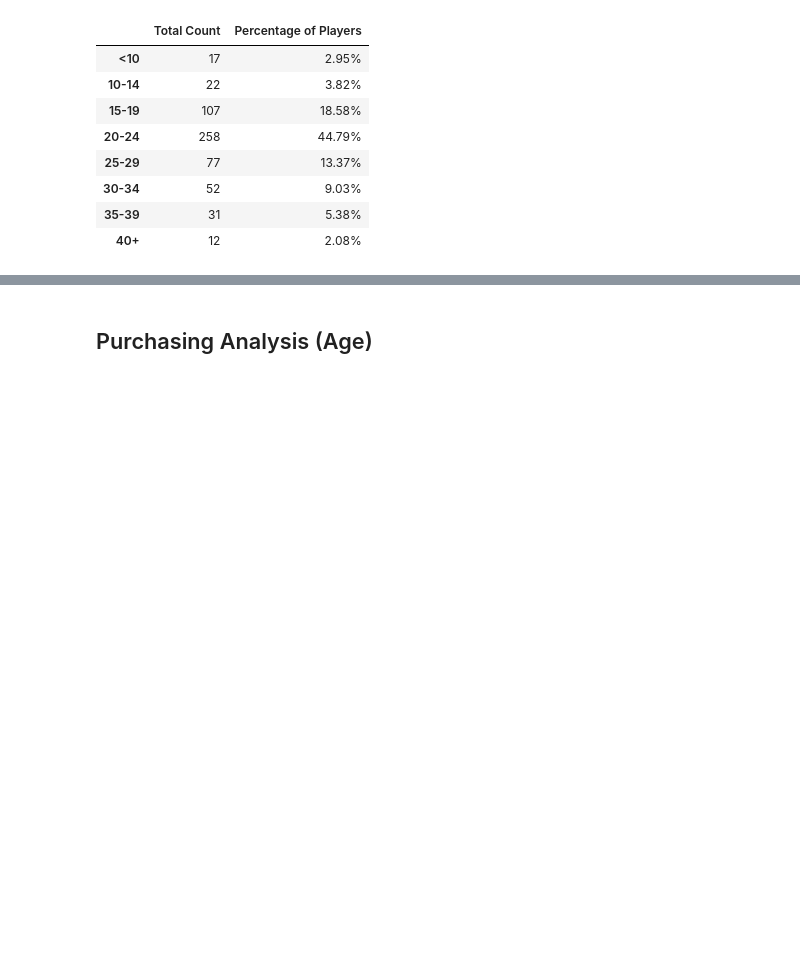
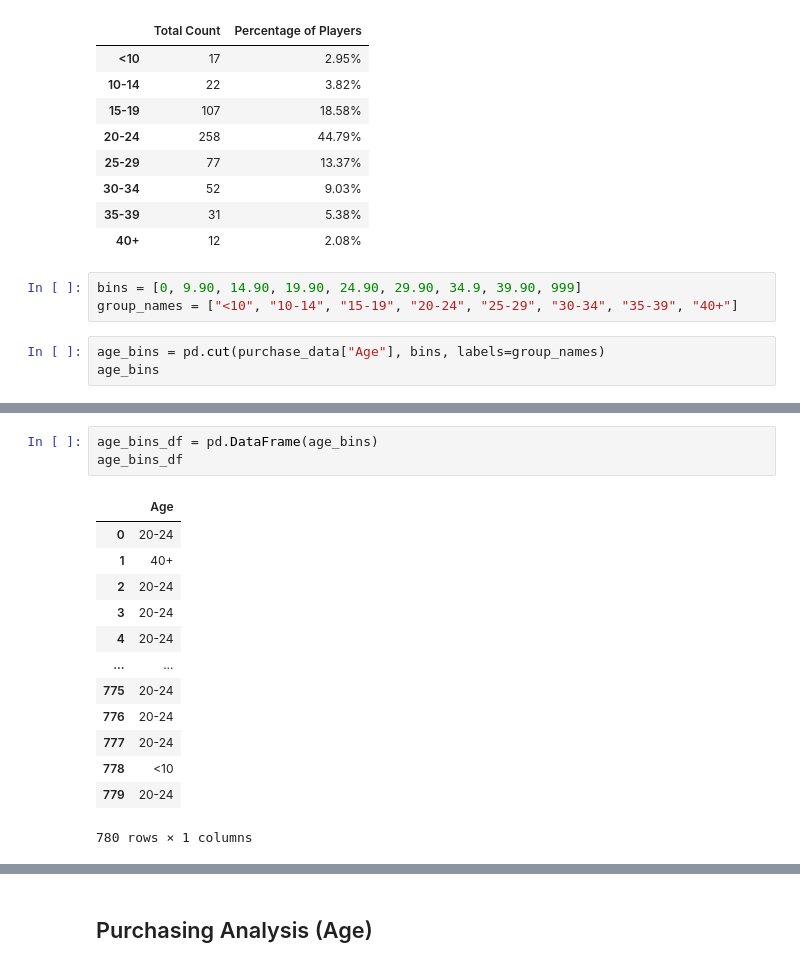
Before and after one commit to lydiapf/HeroesOfPymoli, a Jupyter notebook: HeroesOfPymoli_starter.ipynb, the cells around one changed output, grey strips where cells are left out. Cells and saved outputs as stored; diff of their text form; blank space fills up the shorter version.

```diff
--- a/HeroesOfPymoli_starter.ipynb
+++ b/HeroesOfPymoli_starter.ipynb
@@ -205,3 +235,9 @@ other_players
 | 30-34 | 52 | 9.03% |
 | 35-39 | 31 | 5.38% |
 | 40+ | 12 | 2.08% |
+# %%
+bins = [0, 9.90, 14.90, 19.90, 24.90, 29.90, 34.9, 39.90, 999]
+group_names = ["<10", "10-14", "15-19", "20-24", "25-29", "30-34", "35-39", "40+"]
+# %%
+age_bins = pd.cut(purchase_data["Age"], bins, labels=group_names)
+age_bins
@@ -207,0 +258,17 @@ other_players
+# %%
+age_bins_df = pd.DataFrame(age_bins)
+age_bins_df
+# %% [output]
+|  | Age |
+| 0 | 20-24 |
+| 1 | 40+ |
+| 2 | 20-24 |
+| 3 | 20-24 |
+| 4 | 20-24 |
+| ... | ... |
+| 775 | 20-24 |
+| 776 | 20-24 |
+| 777 | 20-24 |
+| 778 | <10 |
+| 779 | 20-24 |
+780 rows × 1 columns
```
Also changed, not shown: parts of 8 cells of this notebook.
